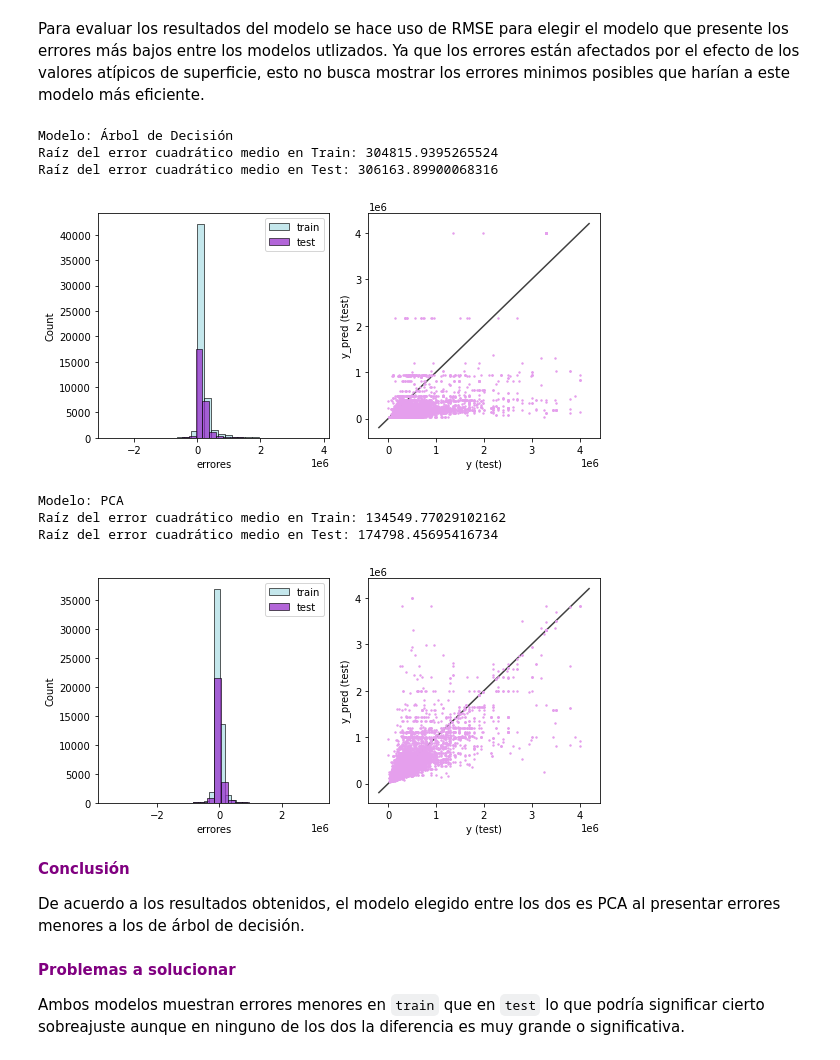
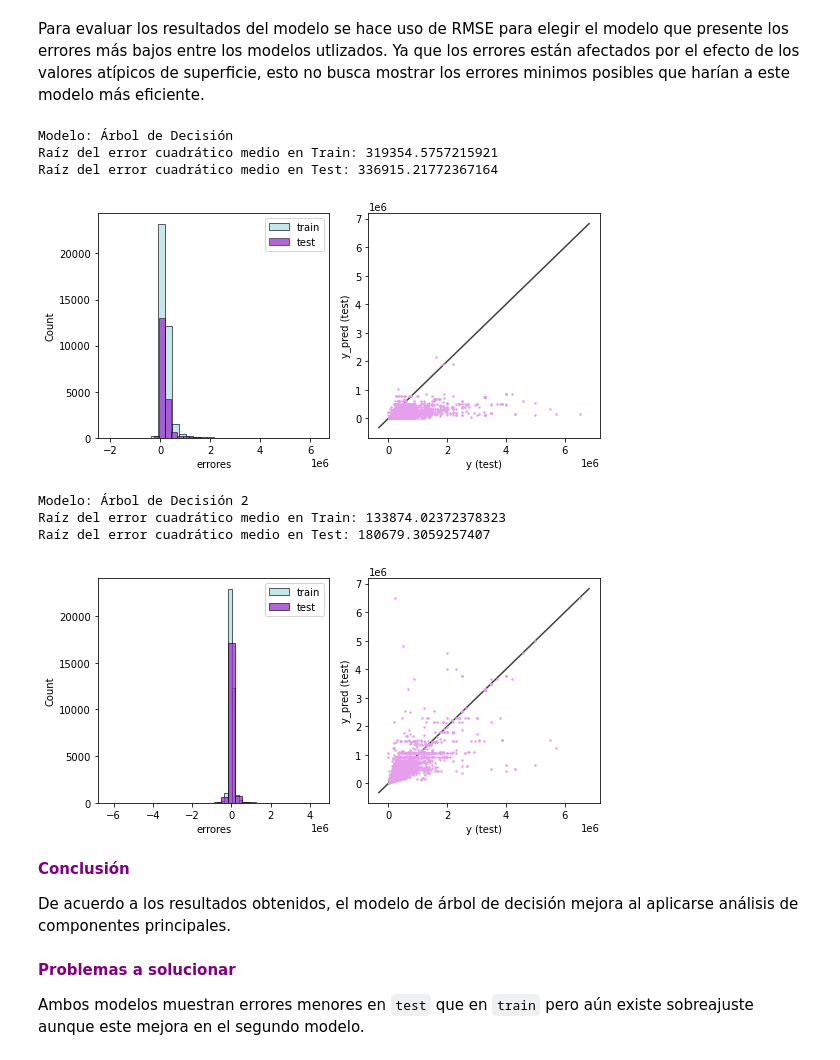
Before and after one commit to MxNat/DS-Acamica, a Jupyter notebook: segundo sprint.ipynb, the cells around one changed output. Drawn from its saved outputs; the diff is of its cells as text; code cells hidden in the pictures.

```diff
--- a/segundo sprint.ipynb
+++ b/segundo sprint.ipynb
@@ -277,7 +370,7 @@ y= df_destino.price
 from sklearn.decomposition import PCA
 
 pca = PCA(n_components=3)
-X_nuevo = pca.fit_transform(X)
+X_nuevo = pca.fit_transform(X3)
 # %%
 pca.components_
 # %% [output]
@@ -287,10 +382,10 @@ array([[ 0.99992997,  0.00945576,  0.00711632],
 # %%
-X_train, X_test, y_train, y_test = train_test_split(X_nuevo, y, test_size=0.33, random_state=42)
+X2_train, X2_test, y2_train, y2_test = train_test_split(X_nuevo, y, test_size=0.33, random_state=42)
 # %%
 regresor2 = DecisionTreeRegressor(max_depth=10)
-regresor2.fit(X_train,y_train)
+regresor2.fit(X2_train,y2_train)
 # %% [output]
 DecisionTreeRegressor(max_depth=10)
 # %%
-y_train_pred = regresor2.predict(X_train)
-y_test_pred = regresor2.predict(X_test)
+y2_train_pred = regresor2.predict(X2_train)
+y2_test_pred = regresor2.predict(X2_test)
@@ -309,7 +404,7 @@ array([0.70770586, 0.04839657, 0.24389758])
 Para evaluar los resultados del modelo se hace uso de RMSE para elegir el modelo que presente los errores más bajos entre los modelos utlizados. Ya que los errores están afectados por el efecto de los valores atípicos de superficie, esto no busca mostrar los errores minimos posibles que harían a este modelo más eficiente.
 # %%
 from sklearn.metrics import mean_squared_error
-modelos = ['Árbol de Decisión', 'PCA']
+modelos = ['Árbol de Decisión', 'Árbol de Decisión 2']
 
 for i, model in enumerate([tree_regressor, regresor2]):
     y_train_pred = model.predict(X_train)
@@ -319,45 +414,45 @@ for i, model in enumerate([tree_regressor, regresor2]):
     print(f'Modelo: {modelos[i]}')
 
     rmse_train = np.sqrt(mean_squared_error(y_train, y_train_pred))
     rmse_test = np.sqrt(mean_squared_error(y_test, y_test_pred))
     print(f'Raíz del error cuadrático medio en Train: {rmse_train}')
     print(f'Raíz del error cuadrático medio en Test: {rmse_test}')
 
     plt.figure(figsize = (8,4))
 
     plt.subplot(1,2,1)
     sns.histplot(np.array(y_train) - y_train_pred, bins = 30, label = 'train', color='powderblue')
     sns.histplot(np.array(y_test) - y_test_pred, bins = 30, label = 'test', color = 'darkorchid')
     plt.xlabel('errores')
     plt.legend()
 
     ax = plt.subplot(1,2,2)
     ax.scatter(y_test,y_test_pred, s =2, c='#e59fed')
     lims = [
     np.min([ax.get_xlim(), ax.get_ylim()]),  # min of both axes
     np.max([ax.get_xlim(), ax.get_ylim()]),  # max of both axes]
     ]
 
     ax.plot(lims, lims, 'k-', alpha=0.75, zorder=0)
     plt.xlabel('y (test)')
     plt.ylabel('y_pred (test)')
 
     plt.tight_layout()
     plt.show()
 # %% [output]
 Modelo: Árbol de Decisión
-Raíz del error cuadrático medio en Train: 304815.9395265524
-Raíz del error cuadrático medio en Test: 306163.89900068316
+Raíz del error cuadrático medio en Train: 319354.5757215921
+Raíz del error cuadrático medio en Test: 336915.21772367164
-[figure, old version]
+[figure, new version]
-Modelo: PCA
-Raíz del error cuadrático medio en Train: 134549.77029102162
-Raíz del error cuadrático medio en Test: 174798.45695416734
+Modelo: Árbol de Decisión 2
+Raíz del error cuadrático medio en Train: 133874.02372378323
+Raíz del error cuadrático medio en Test: 180679.3059257407
-[figure, old version]
+[figure, new version]
 # %% [markdown]
 <font color='purple'><b>Conclusión</b></font>
 
-De acuerdo a los resultados obtenidos, el modelo elegido entre los dos es PCA al presentar errores menores a los de árbol de decisión.
+De acuerdo a los resultados obtenidos, el modelo de árbol de decisión mejora al aplicarse análisis de componentes principales.
 # %% [markdown]
 <font color='purple'><b>Problemas a solucionar</b></font>
 
-Ambos modelos muestran errores menores en `train` que en `test` lo que podría significar cierto sobreajuste aunque en ninguno de los dos la diferencia es muy grande o significativa.
+Ambos modelos muestran errores menores en `test` que en `train` pero aún existe sobreajuste aunque este mejora en el segundo modelo.
```
Also changed, not shown: parts of 30 cells of this notebook, 2 other files.
